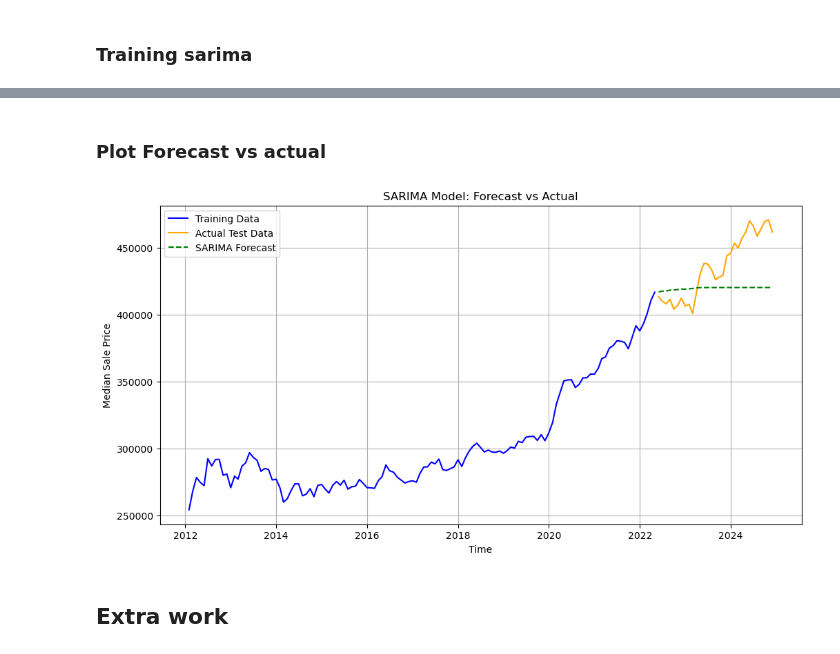
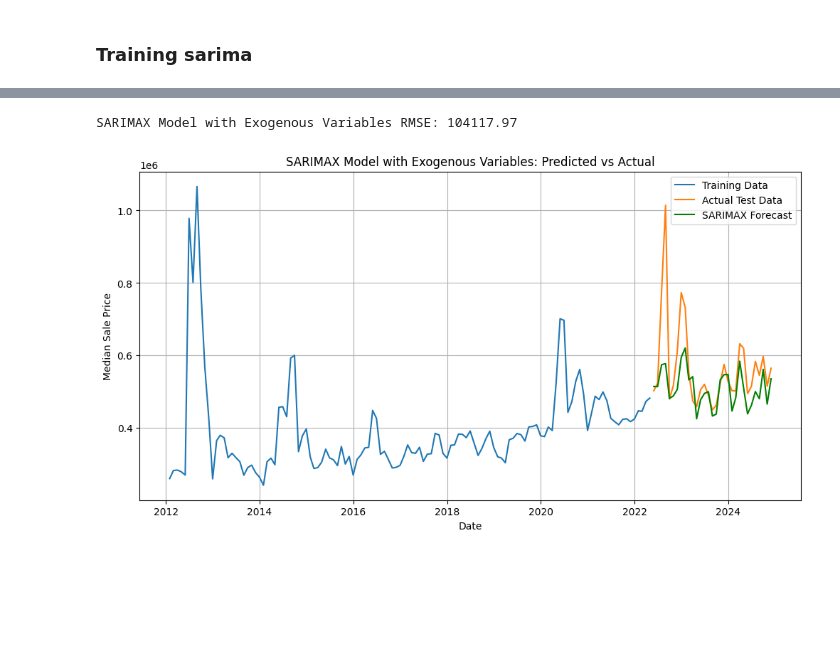
Before and after one commit to Kianjputnam/DS-4402-P2, a Jupyter notebook: scripts/Sarima_model.ipynb, the cells around one changed output, grey strips where cells are left out. Saved outputs shown, nothing was run; the diff lists cells and outputs as text; code cells hidden in the pictures; blank space fills up the shorter version.

```diff
--- a/scripts/Sarima_model.ipynb
+++ b/scripts/Sarima_model.ipynb
@@ -46,2 +48,6 @@ monthly_sales = va_filtered_listings['median_sale_price'].resample('M').mean()
+# %%
+train_size = int(len(monthly_data) * 0.8)
+train = monthly_data[:train_size]
+test = monthly_data[train_size:]
 # %% [markdown]
 ### Fitting the model
@@ -68,2 +56,13 @@ Total fit time: 59.372 seconds
+# %%
+p, d, q = 1, 1, 1
+P, D, Q, s = 1, 1, 1, 12  # s=12 for monthly data
+
+# Fit SARIMA model
+model = SARIMAX(train['median_sale_price'],
+                order=(p, d, q),
+                seasonal_order=(P, D, Q, s))
+model_fit = model.fit(disp=False)
+
+forecast = model_fit.forecast(steps=len(test))
 # %% [markdown]
 ### Training sarima
@@ -129,15 +88,33 @@ MAPE: 5.02%
-# %% [markdown]
-### Plot Forecast vs actual
+# %%
+exog_columns = ['median_list_price', 'median_ppsf', 'homes_sold', 'inventory', 'median_dom']
+
+# Prepare exogenous variables for training and testing
+exog_train = train[exog_columns].fillna(method='ffill')
+exog_test = test[exog_columns].fillna(method='ffill')
+# %%
+# Fit SARIMAX model
+model_exog = SARIMAX(train['median_sale_price'],
+                     exog=exog_train,
+                     order=(p, d, q),
+                     seasonal_order=(P, D, Q, s))
+model_exog_fit = model_exog.fit(disp=False)
+
+forecast_exog = model_exog_fit.forecast(steps=len(test), exog=exog_test)
 # %%
+rmse_exog = sqrt(mean_squared_error(test['median_sale_price'], forecast_exog))
+print(f"SARIMAX Model with Exogenous Variables RMSE: {rmse_exog:.2f}")
+
+# Plot results
 plt.figure(figsize=(12, 6))
-plt.plot(train, label='Training Data', color='blue')
-plt.plot(test, label='Actual Test Data', color='orange')
-plt.plot(predicted_values, label='SARIMA Forecast', color='green', linestyle='dashed')
-plt.title('SARIMA Model: Forecast vs Actual')
-plt.xlabel('Time')
+plt.plot(train.index, train['median_sale_price'], label='Training Data')
+plt.plot(test.index, test['median_sale_price'], label='Actual Test Data')
+plt.plot(test.index, forecast_exog, label='SARIMAX Forecast', color='green')
+plt.title('SARIMAX Model with Exogenous Variables: Predicted vs Actual')
+plt.xlabel('Date')
 plt.ylabel('Median Sale Price')
 plt.legend()
 plt.grid(True)
 plt.show()
 # %% [output]
+SARIMAX Model with Exogenous Variables RMSE: 104117.97
-[figure, old version]
+[figure, new version]
@@ -159,2 +120,0 @@ plt.show()
-# %% [markdown]
-## Extra work
```
Also changed, not shown: parts of 30 cells of this notebook.
